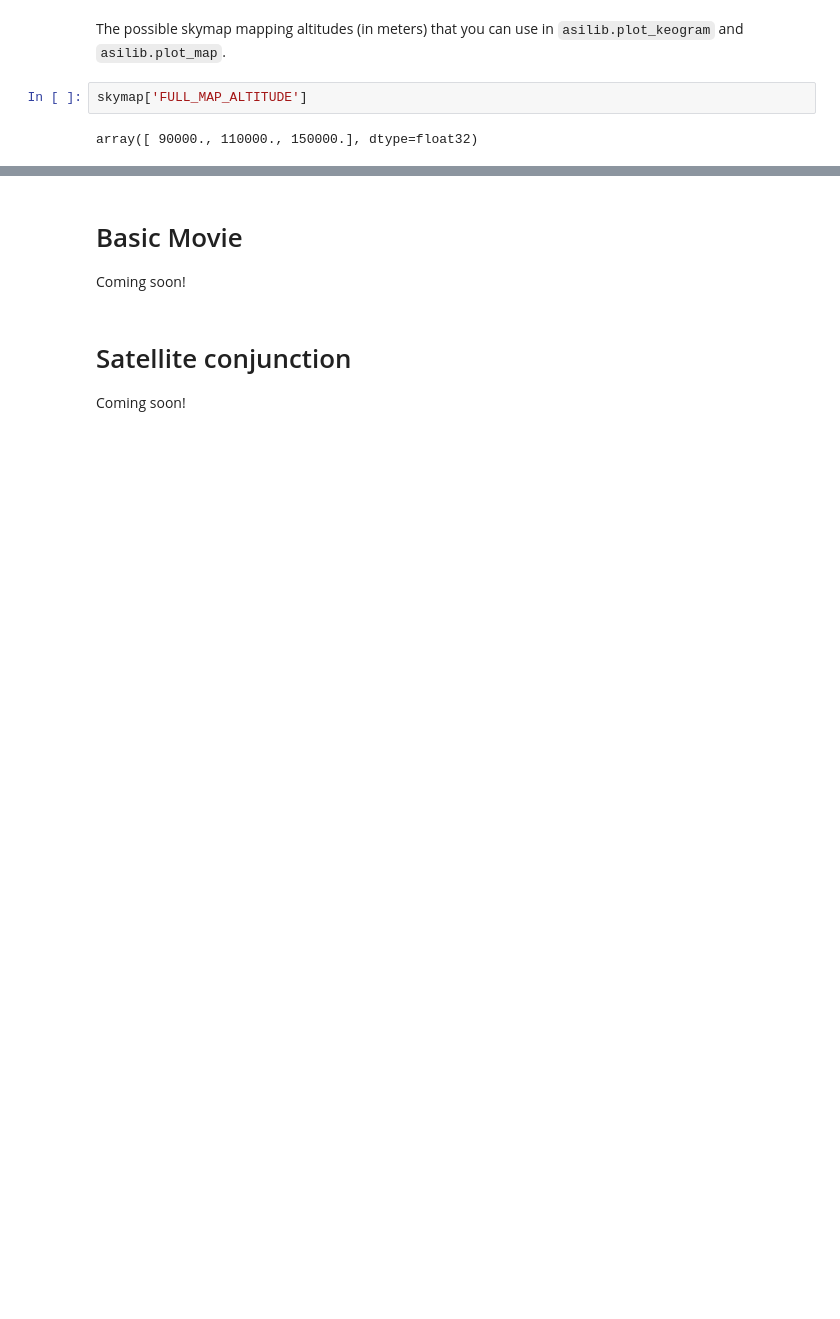
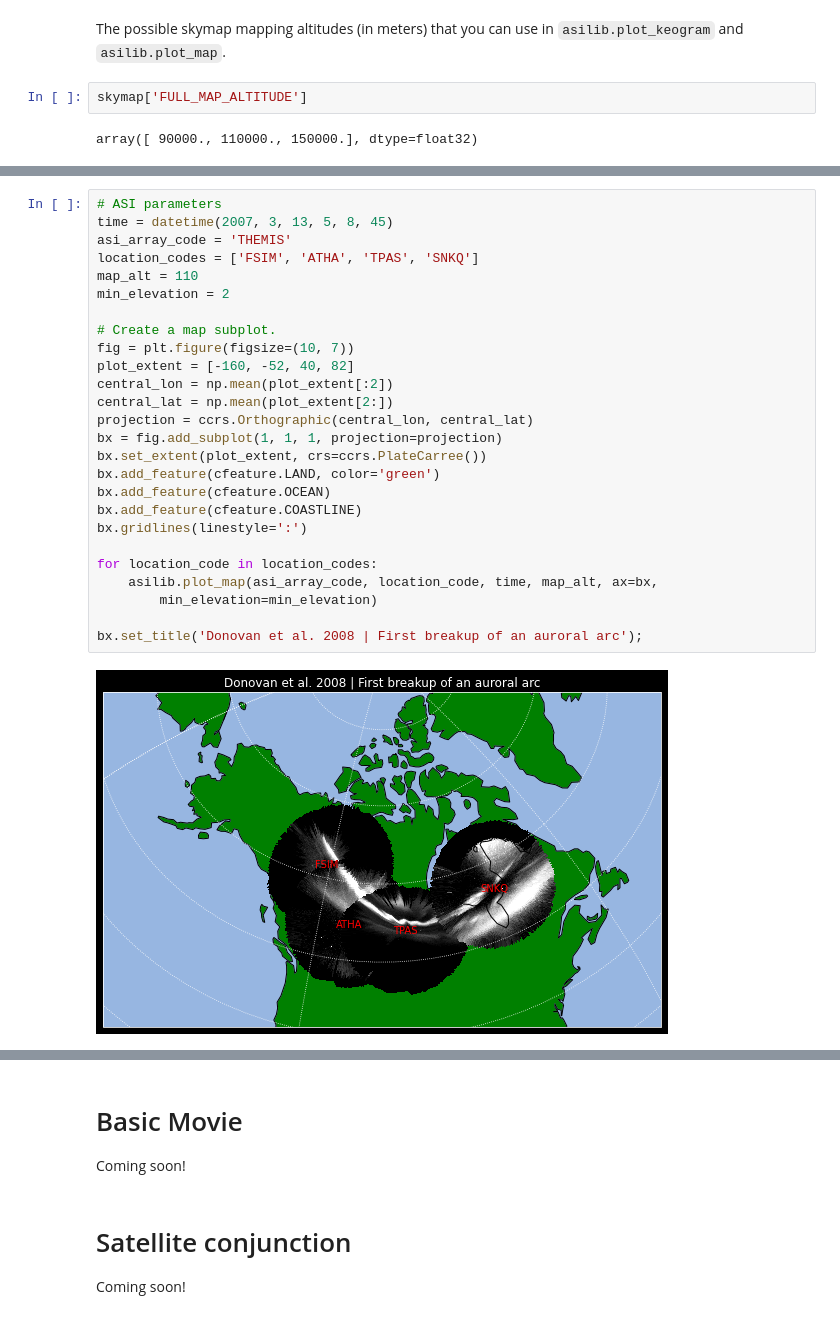
Before and after one commit to mshumko/asilib, a Jupyter notebook: docs/tutorial_notebook.ipynb, the cells around one changed output, grey strips where cells are left out. Cells and saved outputs as stored; diff of their text form; blank space fills up the shorter version.

Commit message:
Added a section to map multiple all-sky images.

```diff
--- a/docs/tutorial_notebook.ipynb
+++ b/docs/tutorial_notebook.ipynb
@@ -138,0 +143,28 @@ Coming soon!
+# %%
+# ASI parameters
+time = datetime(2007, 3, 13, 5, 8, 45)
+asi_array_code = 'THEMIS'
+location_codes = ['FSIM', 'ATHA', 'TPAS', 'SNKQ']
+map_alt = 110
+min_elevation = 2
+
+# Create a map subplot.
+fig = plt.figure(figsize=(10, 7))
+plot_extent = [-160, -52, 40, 82]
+central_lon = np.mean(plot_extent[:2])
+central_lat = np.mean(plot_extent[2:])
+projection = ccrs.Orthographic(central_lon, central_lat)
+bx = fig.add_subplot(1, 1, 1, projection=projection)
+bx.set_extent(plot_extent, crs=ccrs.PlateCarree())
+bx.add_feature(cfeature.LAND, color='green')
+bx.add_feature(cfeature.OCEAN)
+bx.add_feature(cfeature.COASTLINE)
+bx.gridlines(linestyle=':')
+
+for location_code in location_codes:
+    asilib.plot_map(asi_array_code, location_code, time, map_alt, ax=bx,
+        min_elevation=min_elevation)
+
+bx.set_title('Donovan et al. 2008 | First breakup of an auroral arc');
+# %% [output]
+[figure, added]
```
Also changed, not shown: parts of 12 cells of this notebook.
